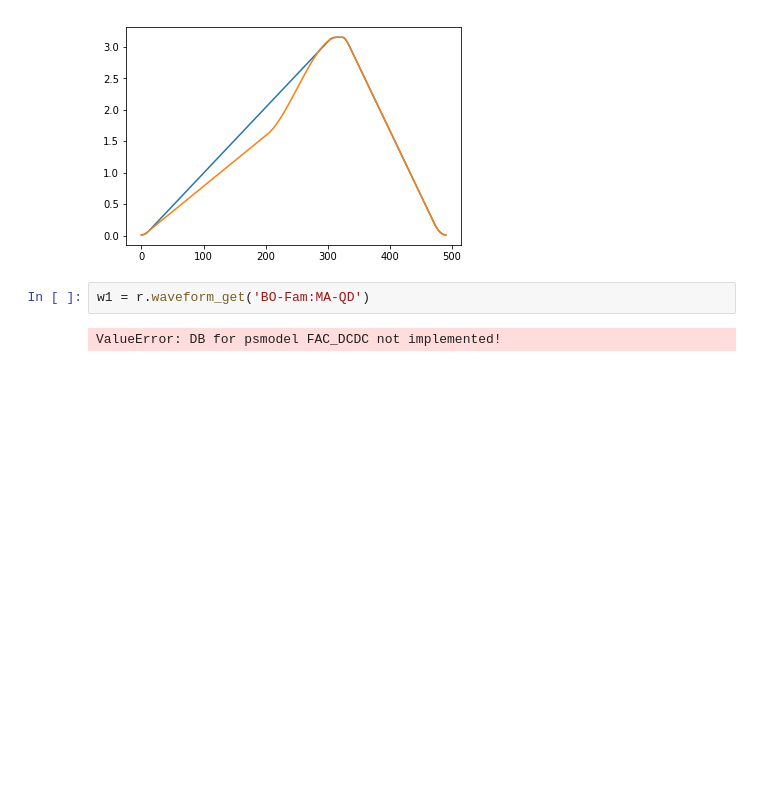
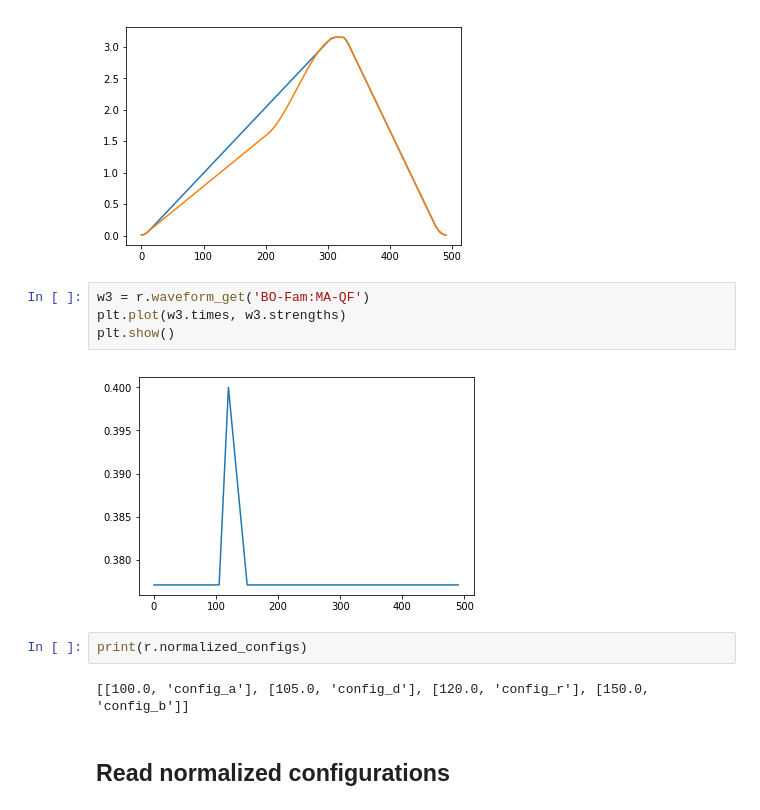
Before and after one commit to lnls-sirius/dev-packages, a Jupyter notebook: siriuspy/examples/ramp/BoosterRamp.ipynb, the cells around one changed output. Drawn from its saved outputs; the diff is of its cells as text; blank space fills up the shorter version.

```diff
--- a/siriuspy/examples/ramp/BoosterRamp.ipynb
+++ b/siriuspy/examples/ramp/BoosterRamp.ipynb
@@ -255,6 +255,14 @@ rampdown_stop_time  : 470.5176294073518 [ms]
 Waveform comparison: before and after
 [figure]
 # %%
-w1 = r.waveform_get('BO-Fam:MA-QD')
+w3 = r.waveform_get('BO-Fam:MA-QF')
+plt.plot(w3.times, w3.strengths)
+plt.show()
 # %% [output]
-ValueError: DB for psmodel FAC_DCDC not implemented!
+[figure, added]
+# %%
+print(r.normalized_configs)
+# %% [output]
+[[100.0, 'config_a'], [105.0, 'config_d'], [120.0, 'config_r'], [150.0, 'config_b']]
+# %% [markdown]
+## Read normalized configurations
```
Also changed, not shown: parts of 2 cells of this notebook.
